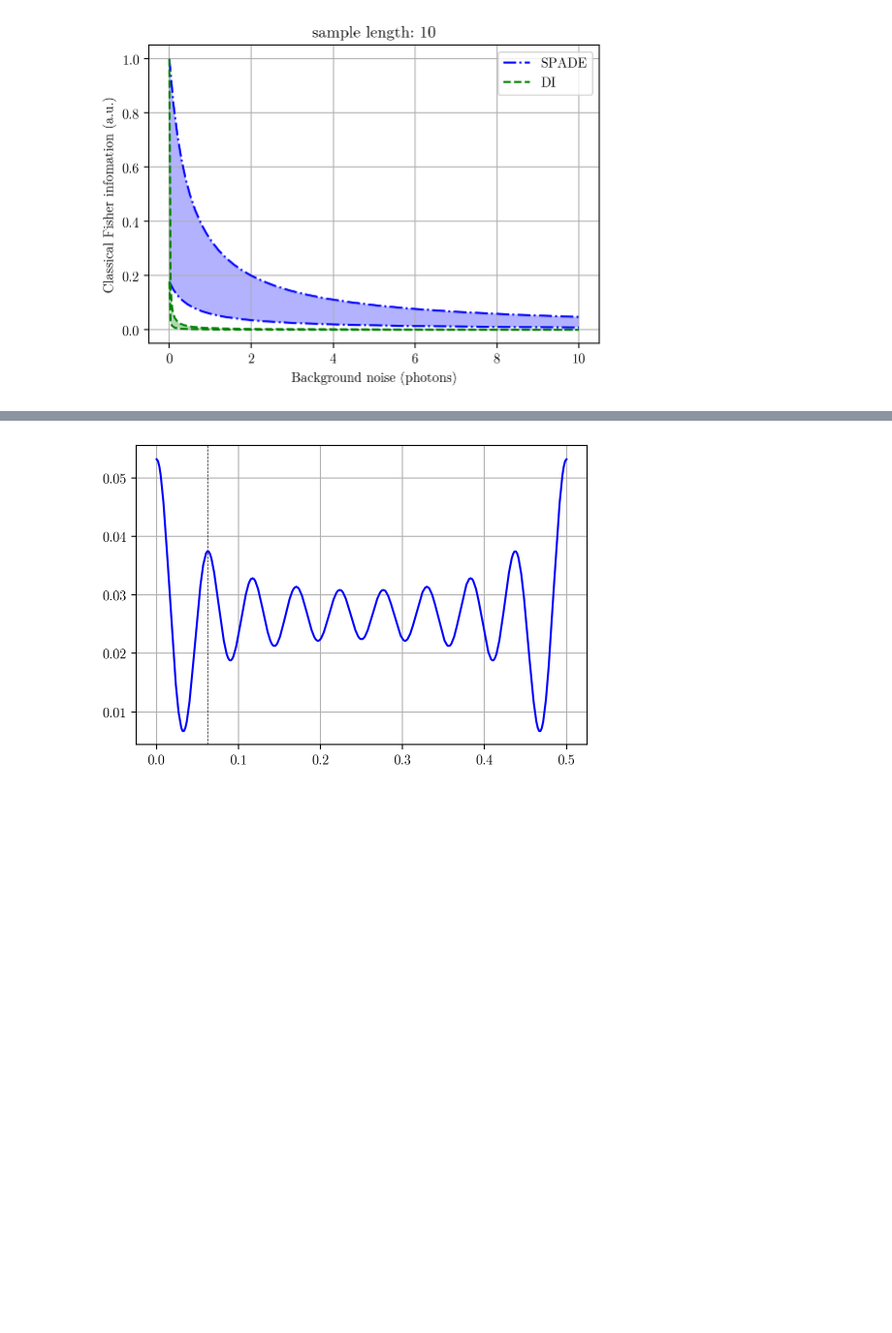
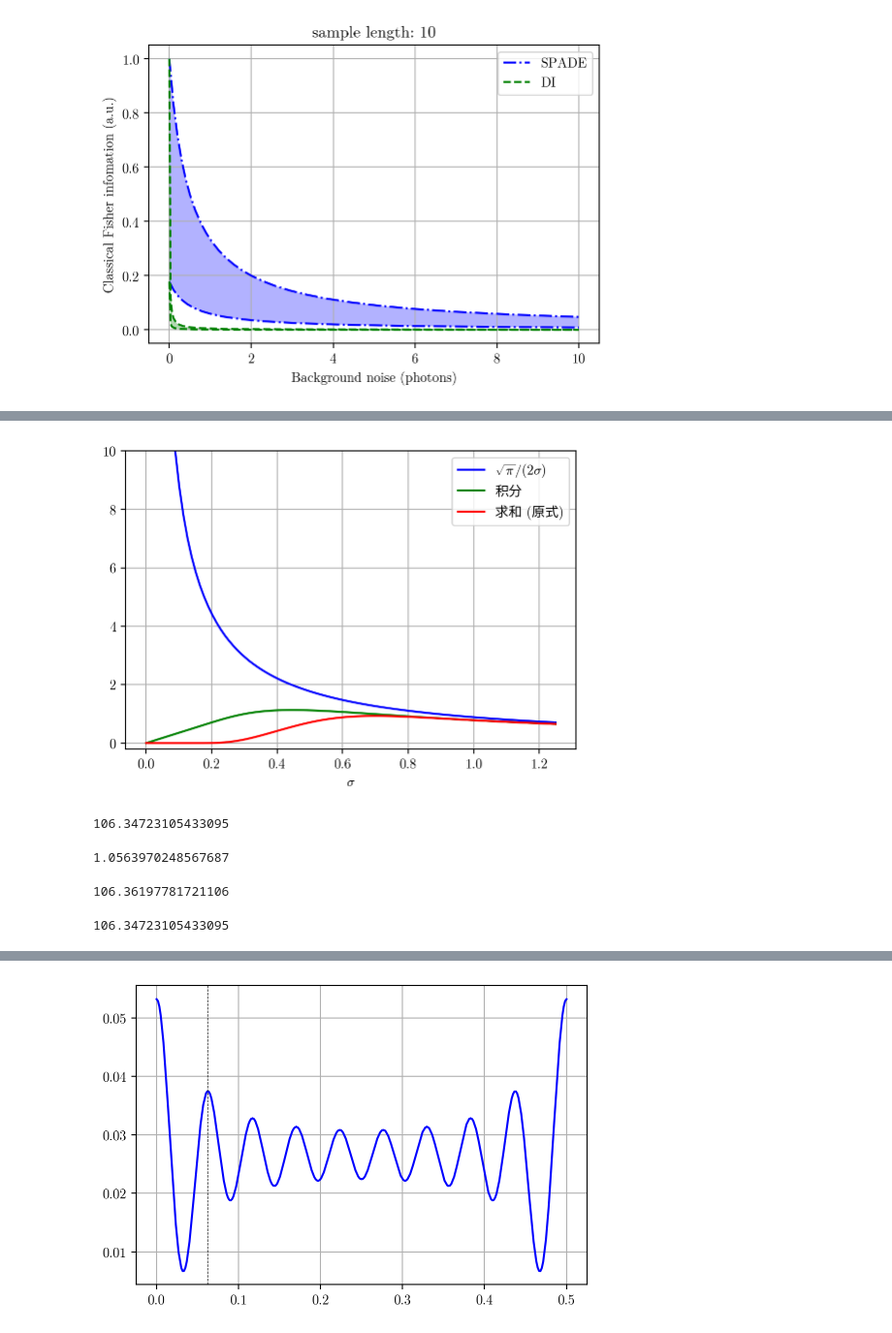
Before and after one commit to huchaoning/freqest-draft, a Jupyter notebook: 1.ipynb, the cells around one changed output, grey strips where cells are left out. Shown at 97% size. Cells and saved outputs as stored; diff of their text form; code cells hidden in the pictures; blank space fills up the shorter version.

```diff
--- a/1.ipynb
+++ b/1.ipynb
@@ -100,0 +117,29 @@ plt.show()
+# %%
+sigma = np.linspace(0, 1.25, 100) + 1e-10
+
+plot(sigma, sqrt(pi) / (2*sigma) , label=r'$\sqrt{\pi}/(2\sigma)$')
+plot(sigma, sqrt(pi) * (2*sigma) * (1-np.exp(-(1/(4*sigma**2)))), label='积分')
+
+k = np.arange(-5000, 5000)
+z1 = np.array([(k + 10 + 0.5) / (s * (2**0.5)) for s in sigma])
+z2 = np.array([(k + 10 - 0.5) / (s * (2**0.5)) for s in sigma])
+plot(sigma, ((-np.exp(-z1**2) + np.exp(-z2**2))**2).sum(-1), ylim=(-0.2, 10), label='求和 (原式)', xlabel=r'$\sigma$')
+# %% [output]
+[figure, added]
+# %%
+2*sigma*sqrt(pi)
+# %% [output]
+106.34723105433095
+# %%
+e**4.375 / (sigma*sqrt(tau))
+# %% [output]
+1.0563970248567687
+# %%
+x = 1e30
+spade_fi(0.06253, 1, x) / di_fi(0.06253, 1, x)
+# %% [output]
+106.36197781721106
+# %%
+2*sigma*sqrt(pi)
+# %% [output]
+106.34723105433095
```
Also changed, not shown: parts of 8 cells of this notebook.
